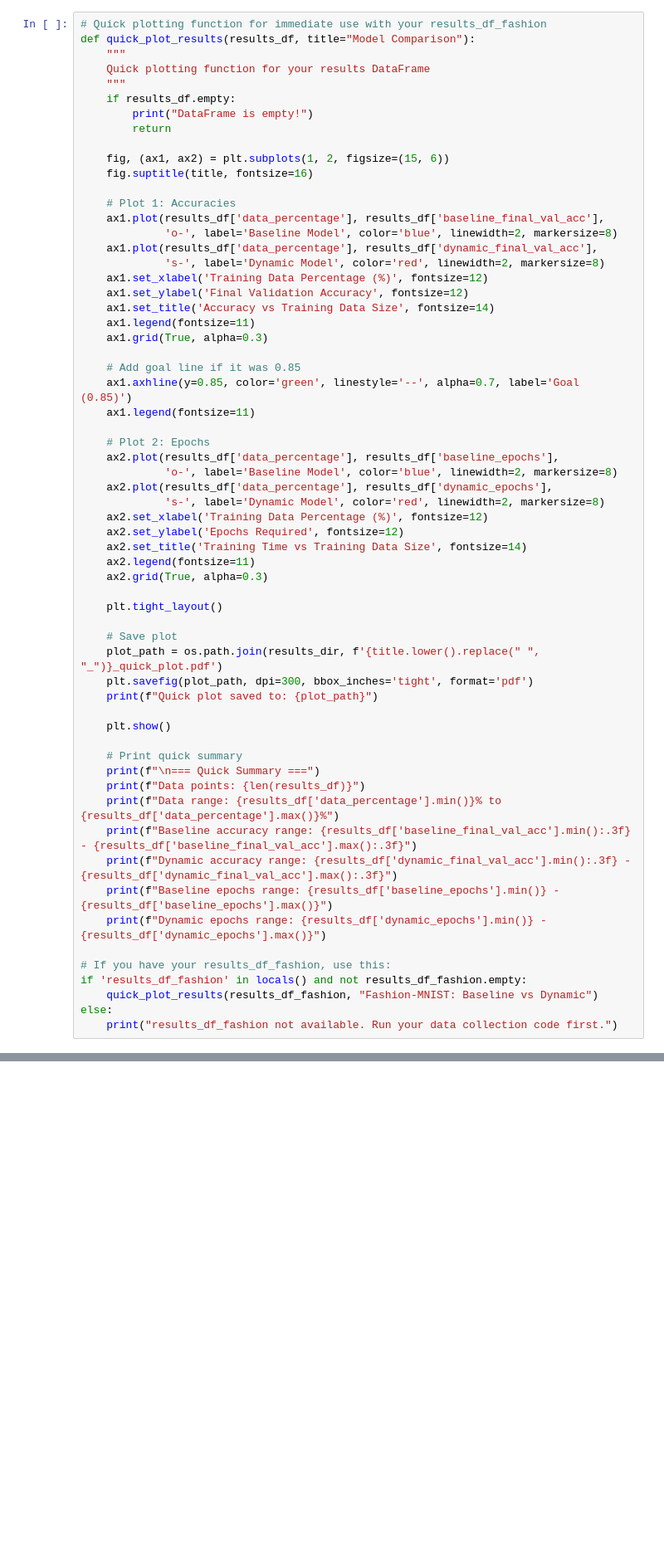
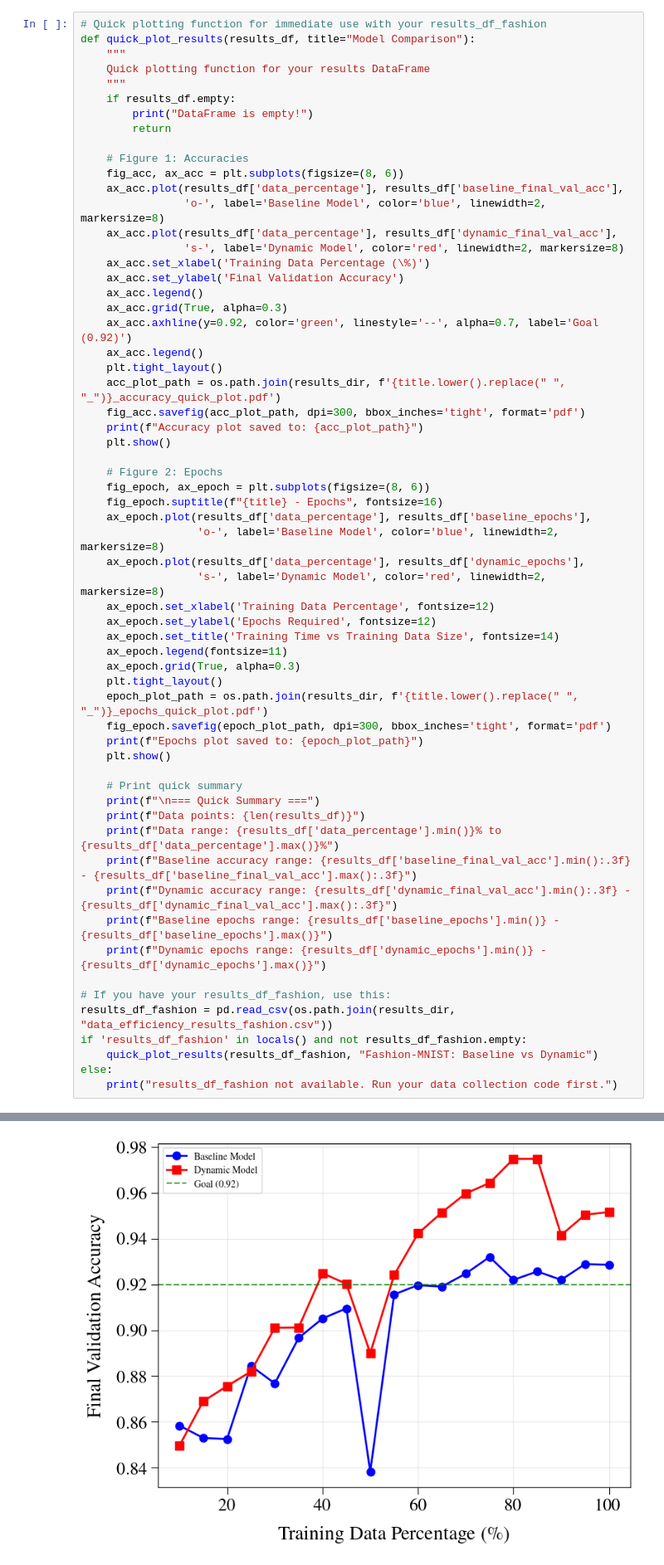
Before and after one commit to grantxxcoder/25849646rw441Assignment3, a Jupyter notebook: src/code.ipynb, the cells around one changed output, grey strips where cells are left out. Shown at 83% size. Cells and saved outputs as stored; diff of their text form; blank space fills up the shorter version.

```diff
--- a/src/code.ipynb
+++ b/src/code.ipynb
@@ -1203,42 +1248,40 @@ def quick_plot_results(results_df, title="Model Comparison"):
         print("DataFrame is empty!")
         return
 
-    fig, (ax1, ax2) = plt.subplots(1, 2, figsize=(15, 6))
-    fig.suptitle(title, fontsize=16)
+    # Figure 1: Accuracies
+    fig_acc, ax_acc = plt.subplots(figsize=(8, 6))
+    ax_acc.plot(results_df['data_percentage'], results_df['baseline_final_val_acc'],
+                'o-', label='Baseline Model', color='blue', linewidth=2, markersize=8)
+    ax_acc.plot(results_df['data_percentage'], results_df['dynamic_final_val_acc'],
+                's-', label='Dynamic Model', color='red', linewidth=2, markersize=8)
+    ax_acc.set_xlabel('Training Data Percentage (\%)')
+    ax_acc.set_ylabel('Final Validation Accuracy')
+    ax_acc.legend()
+    ax_acc.grid(True, alpha=0.3)
+    ax_acc.axhline(y=0.92, color='green', linestyle='--', alpha=0.7, label='Goal (0.92)')
+    ax_acc.legend()
+    plt.tight_layout()
+    acc_plot_path = os.path.join(results_dir, f'{title.lower().replace(" ", "_")}_accuracy_quick_plot.pdf')
+    fig_acc.savefig(acc_plot_path, dpi=300, bbox_inches='tight', format='pdf')
+    print(f"Accuracy plot saved to: {acc_plot_path}")
+    plt.show()
 
-    # Plot 1: Accuracies
-    ax1.plot(results_df['data_percentage'], results_df['baseline_final_val_acc'],
-             'o-', label='Baseline Model', color='blue', linewidth=2, markersize=8)
-    ax1.plot(results_df['data_percentage'], results_df['dynamic_final_val_acc'],
-             's-', label='Dynamic Model', color='red', linewidth=2, markersize=8)
-    ax1.set_xlabel('Training Data Percentage (%)', fontsize=12)
-    ax1.set_ylabel('Final Validation Accuracy', fontsize=12)
-    ax1.set_title('Accuracy vs Training Data Size', fontsize=14)
-    ax1.legend(fontsize=11)
-    ax1.grid(True, alpha=0.3)
-
-    # Add goal line if it was 0.85
-    ax1.axhline(y=0.85, color='green', linestyle='--', alpha=0.7, label='Goal (0.85)')
-    ax1.legend(fontsize=11)
-
-    # Plot 2: Epochs
-    ax2.plot(results_df['data_percentage'], results_df['baseline_epochs'],
-             'o-', label='Baseline Model', color='blue', linewidth=2, markersize=8)
-    ax2.plot(results_df['data_percentage'], results_df['dynamic_epochs'],
-             's-', label='Dynamic Model', color='red', linewidth=2, markersize=8)
-    ax2.set_xlabel('Training Data Percentage (%)', fontsize=12)
-    ax2.set_ylabel('Epochs Required', fontsize=12)
-    ax2.set_title('Training Time vs Training Data Size', fontsize=14)
-    ax2.legend(fontsize=11)
-    ax2.grid(True, alpha=0.3)
-
+    # Figure 2: Epochs
+    fig_epoch, ax_epoch = plt.subplots(figsize=(8, 6))
+    fig_epoch.suptitle(f"{title} - Epochs", fontsize=16)
+    ax_epoch.plot(results_df['data_percentage'], results_df['baseline_epochs'],
+                  'o-', label='Baseline Model', color='blue', linewidth=2, markersize=8)
+    ax_epoch.plot(results_df['data_percentage'], results_df['dynamic_epochs'],
+                  's-', label='Dynamic Model', color='red', linewidth=2, markersize=8)
+    ax_epoch.set_xlabel('Training Data Percentage', fontsize=12)
+    ax_epoch.set_ylabel('Epochs Required', fontsize=12)
+    ax_epoch.set_title('Training Time vs Training Data Size', fontsize=14)
+    ax_epoch.legend(fontsize=11)
+    ax_epoch.grid(True, alpha=0.3)
     plt.tight_layout()
-
-    # Save plot
-    plot_path = os.path.join(results_dir, f'{title.lower().replace(" ", "_")}_quick_plot.pdf')
-    plt.savefig(plot_path, dpi=300, bbox_inches='tight', format='pdf')
-    print(f"Quick plot saved to: {plot_path}")
-
+    epoch_plot_path = os.path.join(results_dir, f'{title.lower().replace(" ", "_")}_epochs_quick_plot.pdf')
+    fig_epoch.savefig(epoch_plot_path, dpi=300, bbox_inches='tight', format='pdf')
+    print(f"Epochs plot saved to: {epoch_plot_path}")
     plt.show()
 
     # Print quick summary
@@ -1251,7 +1294,9 @@ def quick_plot_results(results_df, title="Model Comparison"):
     print(f"Dynamic epochs range: {results_df['dynamic_epochs'].min()} - {results_df['dynamic_epochs'].max()}")
 
 # If you have your results_df_fashion, use this:
+results_df_fashion = pd.read_csv(os.path.join(results_dir, "data_efficiency_results_fashion.csv"))
 if 'results_df_fashion' in locals() and not results_df_fashion.empty:
     quick_plot_results(results_df_fashion, "Fashion-MNIST: Baseline vs Dynamic")
 else:
     print("results_df_fashion not available. Run your data collection code first.")
+# %% [output]
@@ -1257,0 +1304 @@ else:
+[figure, added]
```
Also changed, not shown: parts of 5 cells of this notebook.
